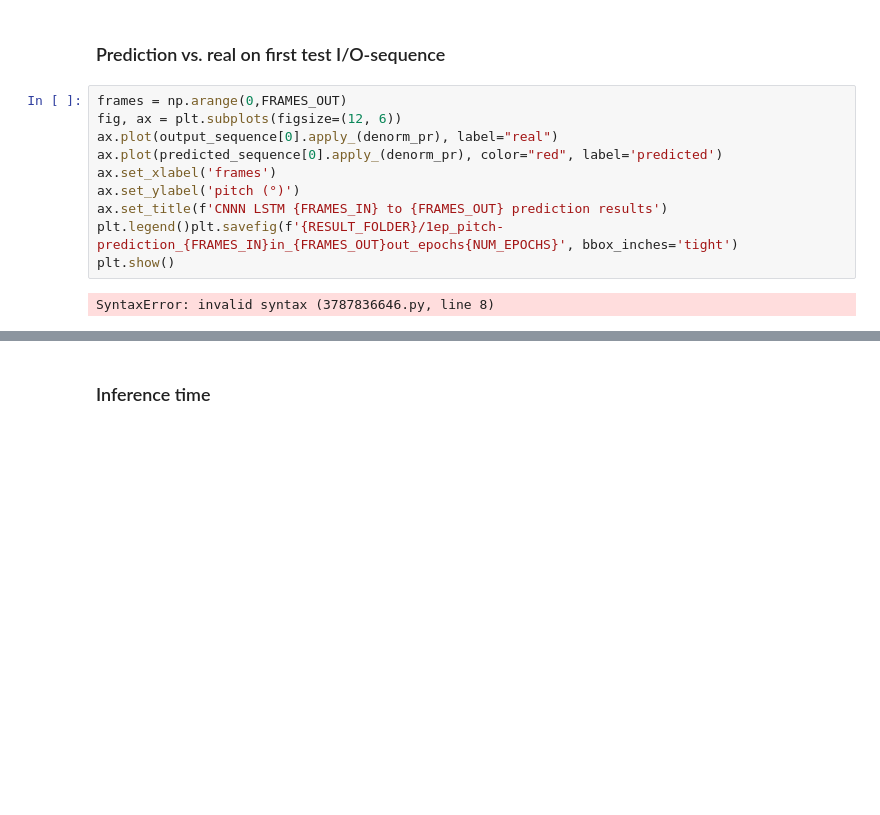
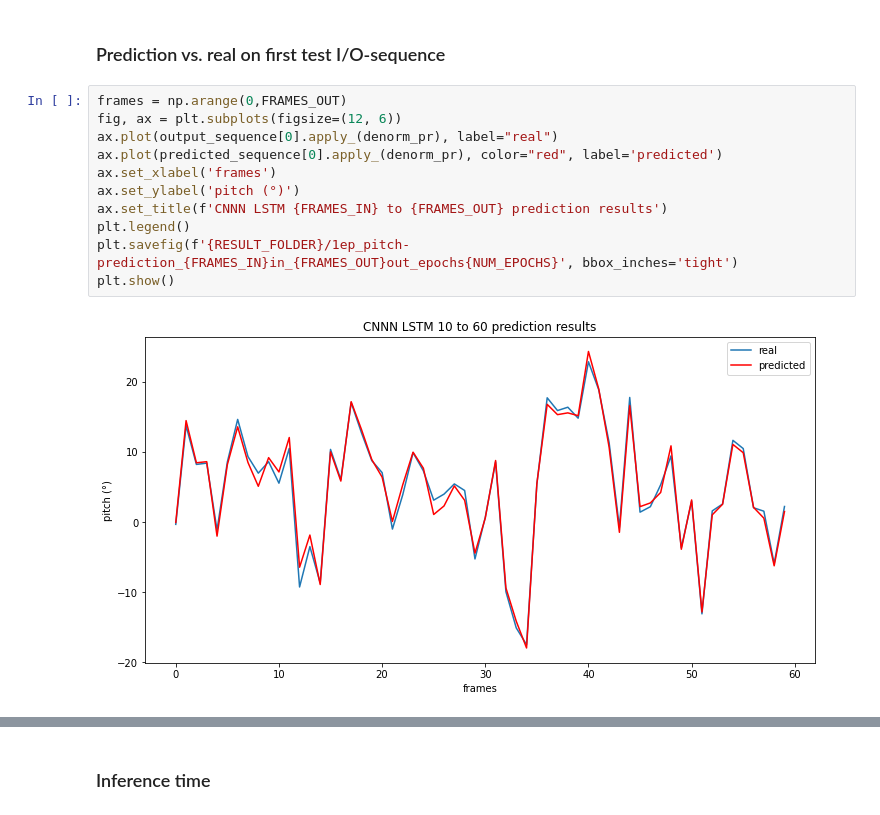
Before and after one commit to lancedw/3D-state-prediction-for-surface-vessels-using-IMU-data-and-images, a Jupyter notebook: code/notebooks/train_notebooks/cnn-lstm_img_gray.ipynb, the cells around one changed output, grey strips where cells are left out. Drawn from its saved outputs; the diff is of its cells as text; blank space fills up the shorter version.

```diff
--- a/code/notebooks/train_notebooks/cnn-lstm_img_gray.ipynb
+++ b/code/notebooks/train_notebooks/cnn-lstm_img_gray.ipynb
@@ -715,15 +715,16 @@ loss: 0.000326
 # %%
 frames = np.arange(0,FRAMES_OUT)
 fig, ax = plt.subplots(figsize=(12, 6))
 ax.plot(output_sequence[0].apply_(denorm_pr), label="real")
 ax.plot(predicted_sequence[0].apply_(denorm_pr), color="red", label='predicted')
 ax.set_xlabel('frames')
 ax.set_ylabel('pitch (°)')
 ax.set_title(f'CNNN LSTM {FRAMES_IN} to {FRAMES_OUT} prediction results')
-plt.legend()plt.savefig(f'{RESULT_FOLDER}/1ep_pitch-prediction_{FRAMES_IN}in_{FRAMES_OUT}out_epochs{NUM_EPOCHS}', bbox_inches='tight')
+plt.legend()
+plt.savefig(f'{RESULT_FOLDER}/1ep_pitch-prediction_{FRAMES_IN}in_{FRAMES_OUT}out_epochs{NUM_EPOCHS}', bbox_inches='tight')
 plt.show()
 # %% [output]
-SyntaxError: invalid syntax (3787836646.py, line 8)
+[figure, added]
 # %%
 frames = np.arange(0,FRAMES_OUT)
 fig, ax = plt.subplots(figsize=(12, 6))
```
Also changed, not shown: parts of 11 cells of this notebook, 12 other files.
